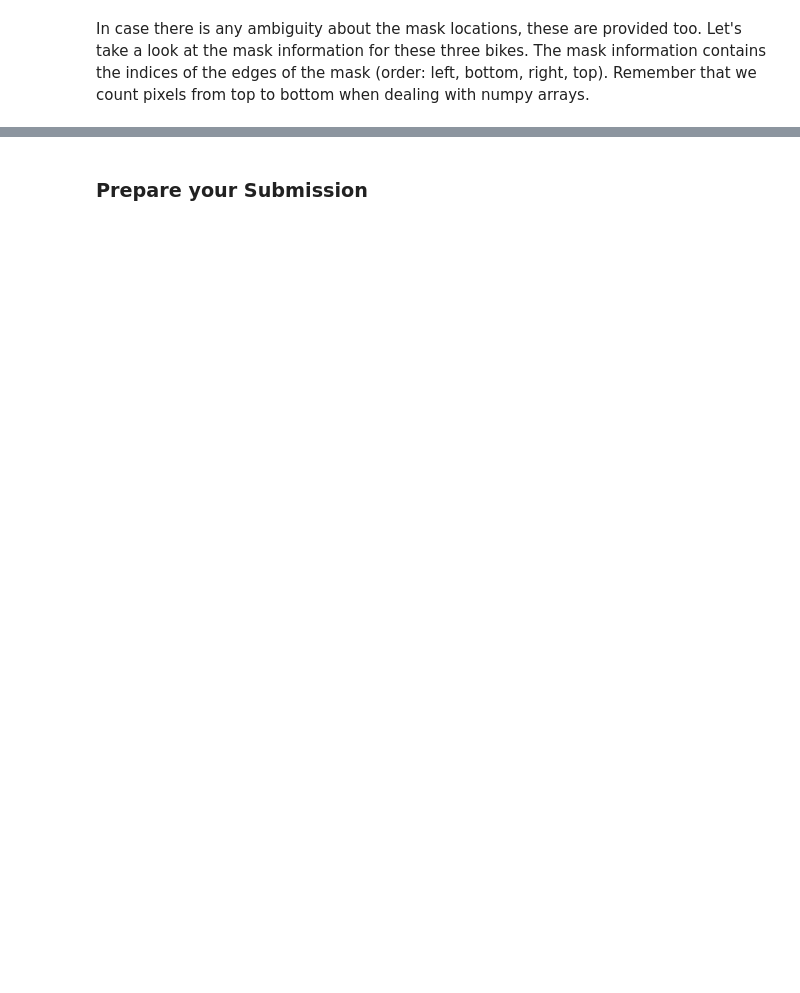
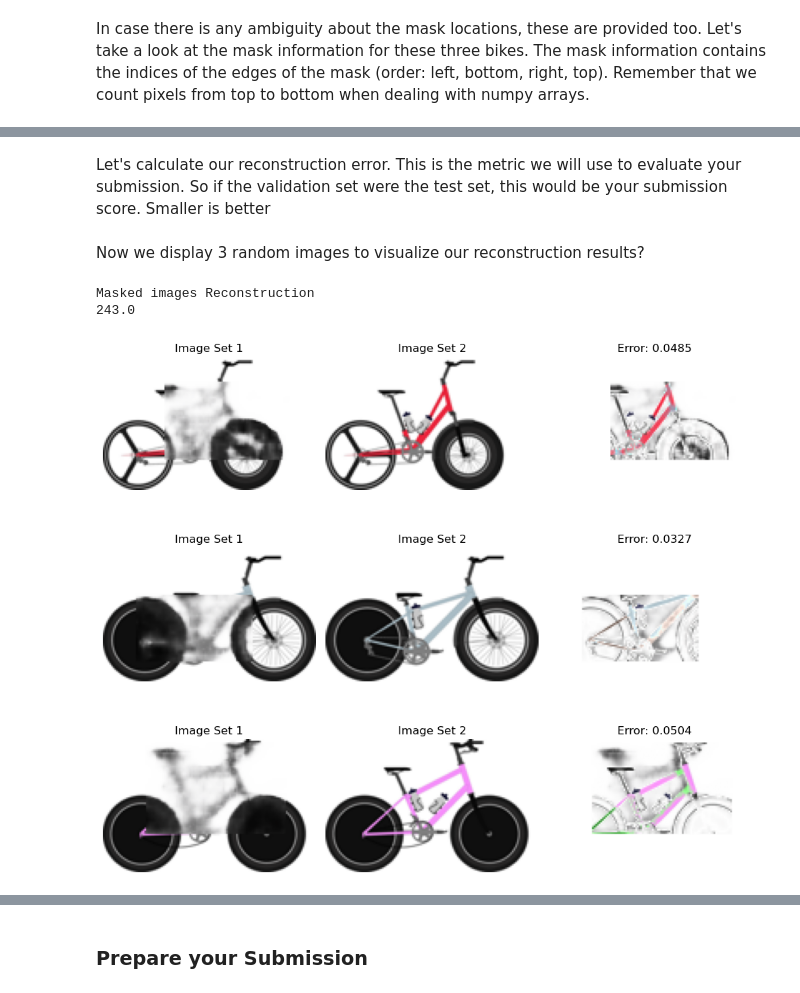
Before and after one commit to Lyleregenwetter/CP3-Internal, a Jupyter notebook: starter_notebook.ipynb, the cells around one changed output, grey strips where cells are left out. Cells and saved outputs as stored; diff of their text form; code cells hidden in the pictures; blank space fills up the shorter version.

```diff
--- a/starter_notebook.ipynb
+++ b/starter_notebook.ipynb
@@ -96,0 +295,3 @@ utils.display_images_residual(masked_images[:3], images[:3])
+# %%
+model = VAE(latent_dim=128).to(device)
+model.show_summaries(input_size=(4, 80, 128))
@@ -96,0 +316,30 @@ utils.display_images_residual(masked_images[:3], images[:3])
+# %%
+optimizer = Adam(model.parameters(), lr=1e-3)
+
+num_epochs = 200
+train_vae_model(train_loader, model, optimizer, num_epochs, device)
+# %%
+def combine_orig_and_pred(masked_images, predicted_images, masks):
+    combination = predicted_images*masks + masked_images*(1-masks)
+    return combination
+# %%
+mask_img_test = val_masked
+full_img_test = val_targets
+
+masked_img_npy = mask_img_test.detach().cpu().numpy()[:,:3,:,:]
+masks = mask_img_test.detach().cpu().numpy()[:,3:4,:,:]
+
+# Get the reconstructed images
+model.eval()
+with torch.no_grad():
+    recon_masked_images, _, _ = model(mask_img_test.clone().to(device))
+
+recon_masked_images = recon_masked_images.detach().cpu().numpy()
+
+combined_reconstructed_images = combine_orig_and_pred(masked_img_npy, recon_masked_images, masks)
+
+final_reconstructions = to_rgb(combined_reconstructed_images)
+
+img_ground_truth = to_rgb(full_img_test.detach().cpu().numpy())
+# %% [markdown]
+Let's calculate our reconstruction error. This is the metric we will use to evaluate your submission. So if the validation set were the test set, this would be your submission score. Smaller is better
@@ -96,0 +349,11 @@ utils.display_images_residual(masked_images[:3], images[:3])
+# %% [markdown]
+Now we display 3 random images to visualize our reconstruction results?
+# %%
+# Display random 3 images
+random_3 = np.random.choice(range(len(final_reconstructions)), 3, replace=False)
+print("Masked images Reconstruction")
+utils.display_images_residual(final_reconstructions[random_3], img_ground_truth[random_3])
+# %% [output]
+Masked images Reconstruction
+243.0
+[figure, added]
```
Also changed, not shown: parts of 25 cells of this notebook, 4 other files.
